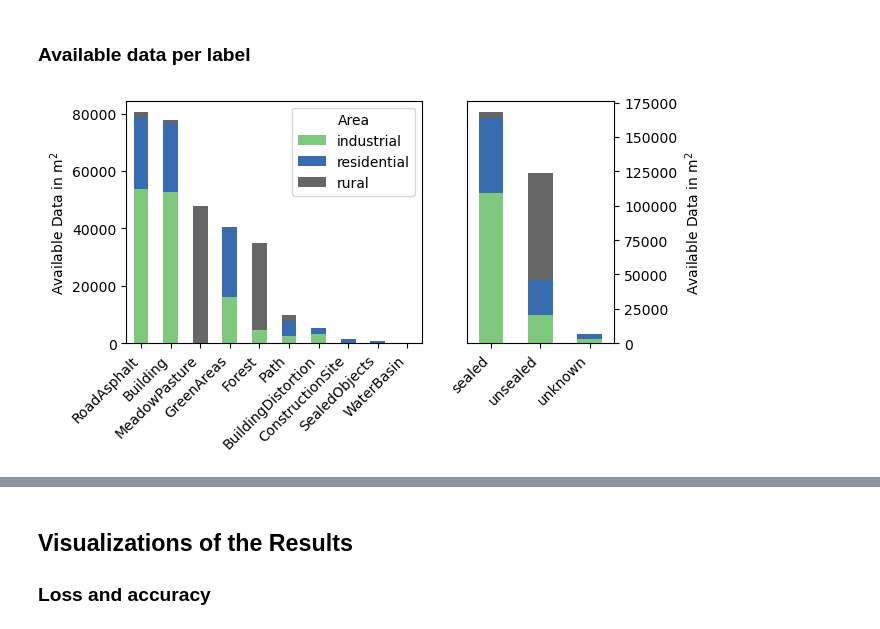
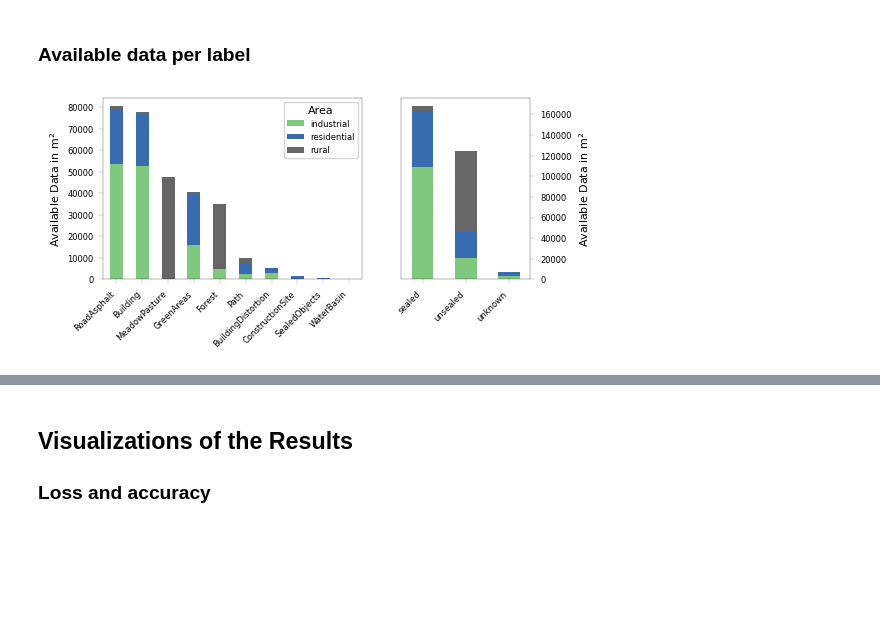
Before and after one commit to juliankraft/TermPaper2_RasterClassification, a Jupyter notebook: code/analysis/visualizations.ipynb, the cells around one changed output, grey strips where cells are left out. Cells and saved outputs as stored; diff of their text form; code cells hidden in the pictures; blank space fills up the shorter version.

Commit message:
worked mainly on visualizations

```diff
--- a/code/analysis/visualizations.ipynb
+++ b/code/analysis/visualizations.ipynb
@@ -36,6 +36,20 @@ warnings.filterwarnings(
     category=UserWarning,
     message="angle from rectified to skew grid parameter lost in conversion to CF"
     )
+# %%
+plt.rcParams['axes.titlesize'] = 10  # Adjust the size of the title
+plt.rcParams['axes.labelsize'] = 8  # Adjust the size of the axis labels
+plt.rcParams['xtick.labelsize'] = 6  # Adjust the size of the x-axis tick labels
+plt.rcParams['ytick.labelsize'] = 6  # Adjust the size of the y-axis tick labels
+plt.rcParams['font.size'] = 8  # General font size for all text elements
+plt.rcParams['legend.fontsize'] = 6  # Font size for legend text
+
+# Set global line width for axes and ticks
+plt.rcParams['axes.linewidth'] = 0.2  # Adjust the thickness of the axes frame lines
+plt.rcParams['xtick.major.width'] = 0.1  # Adjust the thickness of the major tick lines on the x-axis
+plt.rcParams['ytick.major.width'] = 0.1  # Adjust the thickness of the major tick lines on the y-axis
+plt.rcParams['xtick.minor.width'] = 0.05  # Adjust the thickness of the minor tick lines on the x-axis
+plt.rcParams['ytick.minor.width'] = 0.05  # Adjust the thickness of the minor tick lines on the y-axis
 # %%
 def create_run_path_dict(run_path: str, only_completly_traind: bool=True) -> dict:
     """
@@ -275,10 +289,10 @@ gdf_grouped
 # %% [markdown]
 ### Available data per label
 # %%
-# fig_filename = 'area_by_category_and_seal.pdf'
-fig_filename = None
+fig_filename = 'area_by_category_and_seal.pdf'
+# fig_filename = None
 
-image_size_cm = [16, 8]
+image_size_cm = [14, 6]
 
 # Create GridSpec layout with 5 rows and 4 columns
 fig = plt.figure(figsize=(image_size_cm[0] / 2.54, image_size_cm[1] / 2.54))
@@ -289,31 +303,31 @@ for i, col_name in enumerate(['QA_categor', 'sealed_label']):
     data = gdf.groupby([col_name, 'area'])['Shape_Area'].sum().unstack().fillna(0)
 
     # Sort the data by the total size of each QA_categor
     data['Total'] = data.sum(axis=1)
     data = data.sort_values('Total', ascending=False).drop(columns='Total')
 
     # Plot stacked bar chart
 
     ax = fig.add_subplot(gs[i])
     data.plot(kind='bar', stacked=True, ax=ax, colormap='Accent')
 
     ax.set_xlabel(None)
     ax.set_ylabel('Available Data in m$^2$')
 
     # Rotate x-axis labels by 45 degrees
     ax.set_xticklabels(ax.get_xticklabels(), rotation=45, ha='right')
 
     if i == 0:
         ax.legend(title='Area')
 
     else:
         ax.get_legend().remove()
         ax.yaxis.tick_right()
         ax.yaxis.set_label_position("right")
 
 if fig_filename is not None:
     plt.savefig(paths["figure_output_path"] / fig_filename, bbox_inches='tight')
 
 plt.show()
 # %% [output]
-[figure, old version]
+[figure, new version]
```
Also changed, not shown: parts of 17 cells of this notebook, 7 other files.
